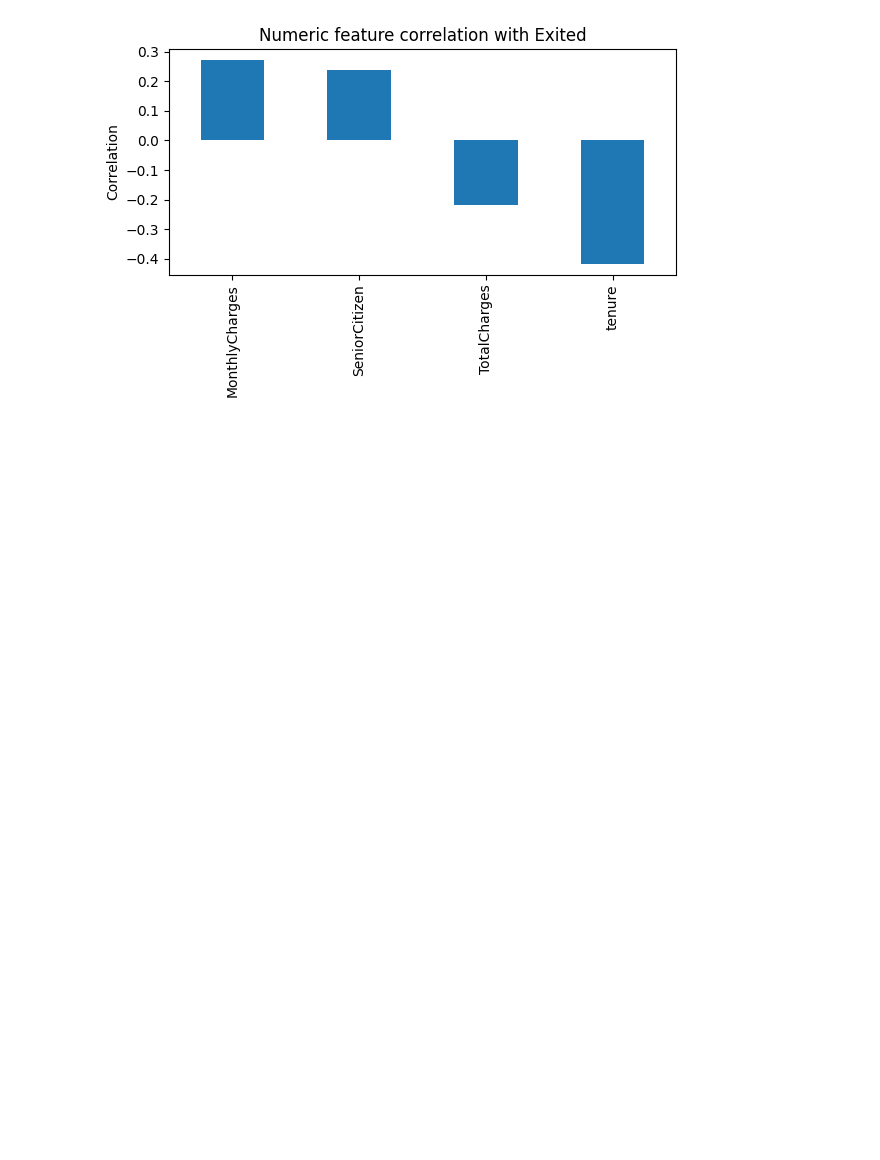
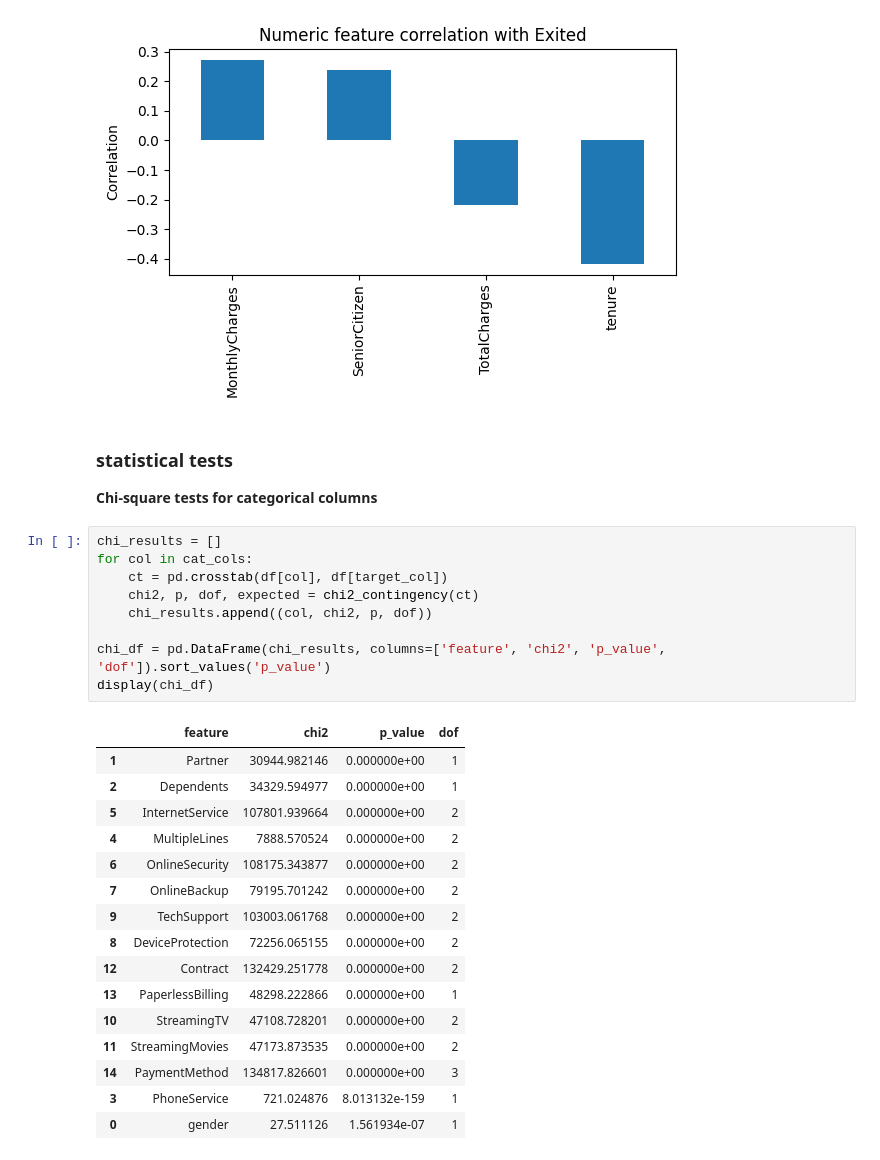
Before and after one commit to mdmohsin212/Kaggle-competitions, a Jupyter notebook: Predict Customer Churn/notebook/churn.ipynb, the cells around one changed output. Cells and saved outputs as stored; diff of their text form; blank space fills up the shorter version.

Commit message:
Statistical test on dataset

```diff
--- a/Predict Customer Churn/notebook/churn.ipynb
+++ b/Predict Customer Churn/notebook/churn.ipynb
@@ -215,3 +217,33 @@ plt.tight_layout()
 plt.show()
 # %% [output]
 [figure]
+# %% [markdown]
+### statistical tests
+
+**Chi-square tests for categorical columns**
+# %%
+chi_results = []
+for col in cat_cols:
+    ct = pd.crosstab(df[col], df[target_col])
+    chi2, p, dof, expected = chi2_contingency(ct)
+    chi_results.append((col, chi2, p, dof))
+
+chi_df = pd.DataFrame(chi_results, columns=['feature', 'chi2', 'p_value', 'dof']).sort_values('p_value')
+display(chi_df)
+# %% [output]
+|  | feature | chi2 | p_value | dof |
+| 1 | Partner | 30944.982146 | 0.000000e+00 | 1 |
+| 2 | Dependents | 34329.594977 | 0.000000e+00 | 1 |
+| 5 | InternetService | 107801.939664 | 0.000000e+00 | 2 |
+| 4 | MultipleLines | 7888.570524 | 0.000000e+00 | 2 |
+| 6 | OnlineSecurity | 108175.343877 | 0.000000e+00 | 2 |
+| 7 | OnlineBackup | 79195.701242 | 0.000000e+00 | 2 |
+| 9 | TechSupport | 103003.061768 | 0.000000e+00 | 2 |
+| 8 | DeviceProtection | 72256.065155 | 0.000000e+00 | 2 |
+| 12 | Contract | 132429.251778 | 0.000000e+00 | 2 |
+| 13 | PaperlessBilling | 48298.222866 | 0.000000e+00 | 1 |
+| 10 | StreamingTV | 47108.728201 | 0.000000e+00 | 2 |
+| 11 | StreamingMovies | 47173.873535 | 0.000000e+00 | 2 |
+| 14 | PaymentMethod | 134817.826601 | 0.000000e+00 | 3 |
+| 3 | PhoneService | 721.024876 | 8.013132e-159 | 1 |
+| 0 | gender | 27.511126 | 1.561934e-07 | 1 |
```
Also changed, not shown: parts of 3 cells of this notebook.
